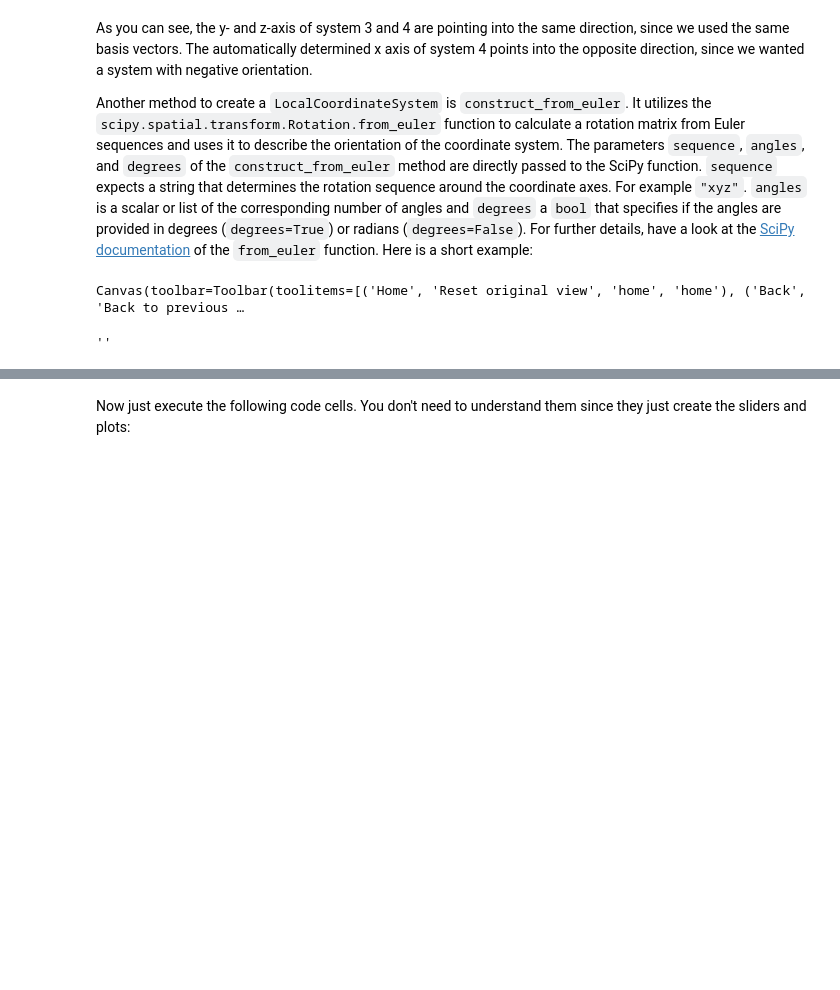
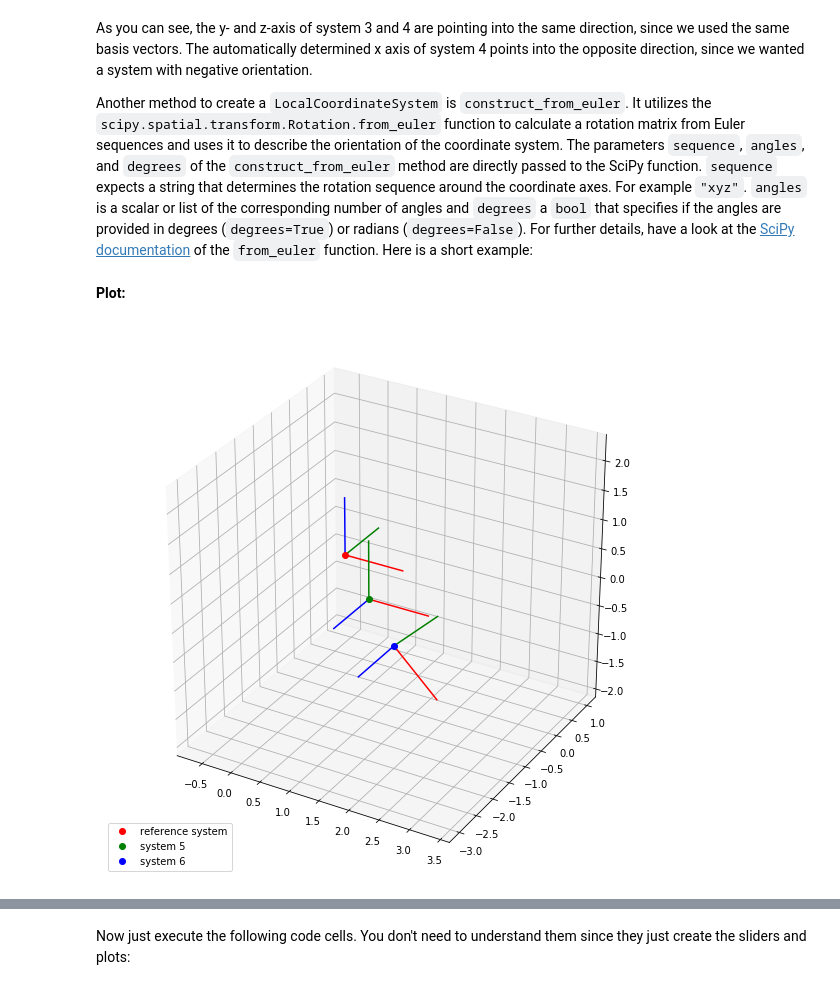
Before and after one commit to BAMWelDX/weldx, a Jupyter notebook: tutorials/transformations_01_coordinate_systems.ipynb, the cells around one changed output, grey strips where cells are left out. Cells and saved outputs as stored; diff of their text form; code cells hidden in the pictures; blank space fills up the shorter version.

```diff
--- a/tutorials/transformations_01_coordinate_systems.ipynb
+++ b/tutorials/transformations_01_coordinate_systems.ipynb
@@ -94,25 +110,22 @@ Another method to create a `LocalCoordinateSystem` is `construct_from_euler`. It
+# %% [markdown]
+**Plot:**
 # %%
-# create a coordinate system by a 90° rotation around the x axis and subsequent 45° rotation around the y axis
-lcs_05 = tf.LocalCoordinateSystem.construct_from_euler(sequence="x", angles=90, degrees=True, coordinates=[1, -1, 0])
-lcs_06 = tf.LocalCoordinateSystem.construct_from_euler(
-    sequence="xy", angles=[90, 45], degrees=True, coordinates=[2, -2, 0]
-)
-
 # create 3d plot
 fig_03 = plt.figure()
 ax_03 = fig_03.gca(projection="3d")
-fig_03.canvas.layout.height = "500px"
-fig_03.canvas.layout.width = "500px"
+try:
+    fig_03.canvas.layout.height = "500px"
+    fig_03.canvas.layout.width = "500px"
+except:
+    fig_03.set_size_inches(10, 10)
 
 vs.plot_coordinate_system(lcs_ref, ax_03, color="r", label="reference system")
 vs.plot_coordinate_system(lcs_05, ax_03, color="g", label="system 5")
 vs.plot_coordinate_system(lcs_06, ax_03, color="b", label="system 6")
 vs.set_axes_equal(ax_03)
-plt.legend(loc="lower left")
-;
+plt.legend(loc="lower left");
 # %% [output]
-Canvas(toolbar=Toolbar(toolitems=[('Home', 'Reset original view', 'home', 'home'), ('Back', 'Back to previous …
-''
+[figure, added]
 # %% [markdown]
 # Coordinate transformations
 
```
Also changed, not shown: parts of 27 cells of this notebook.
